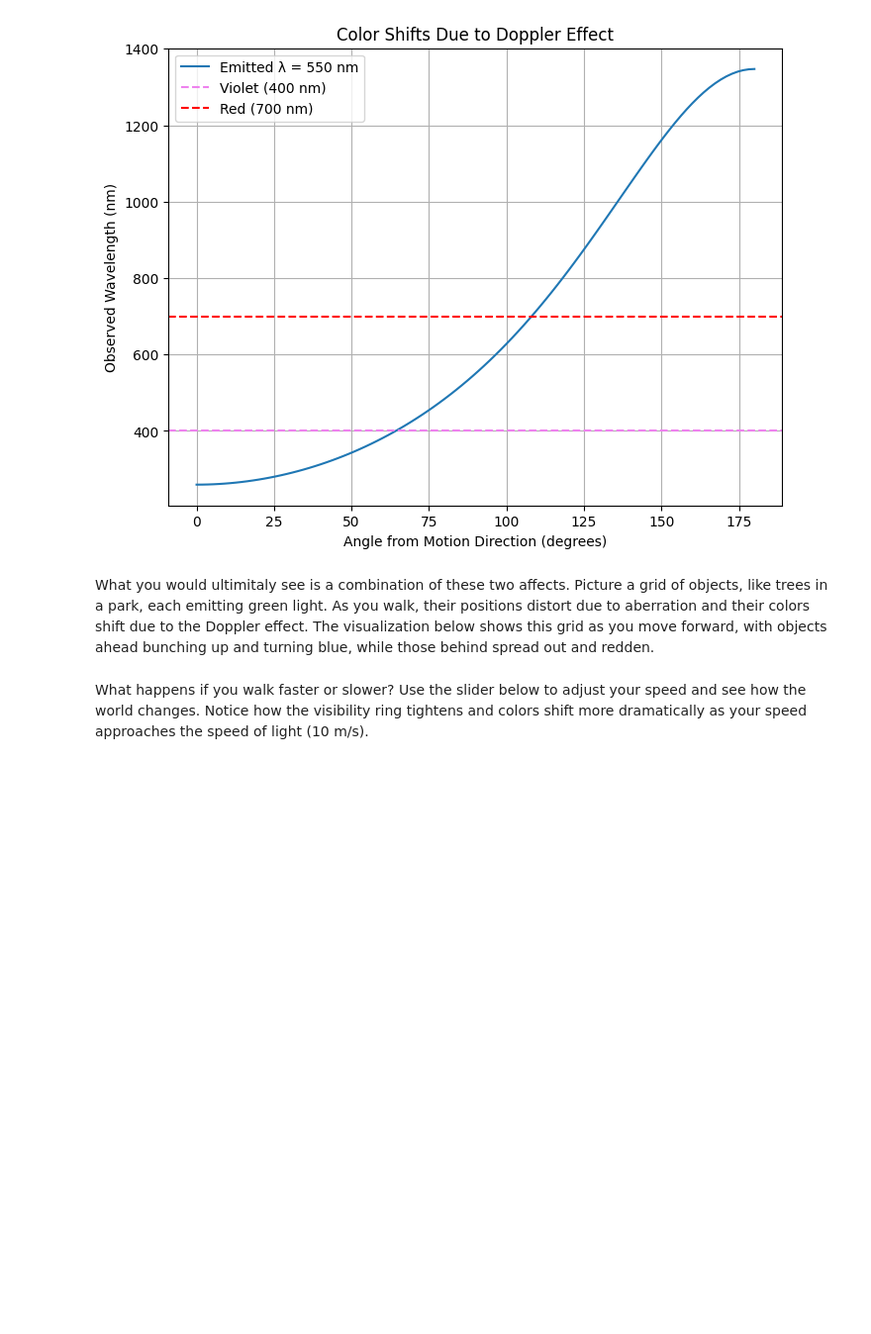
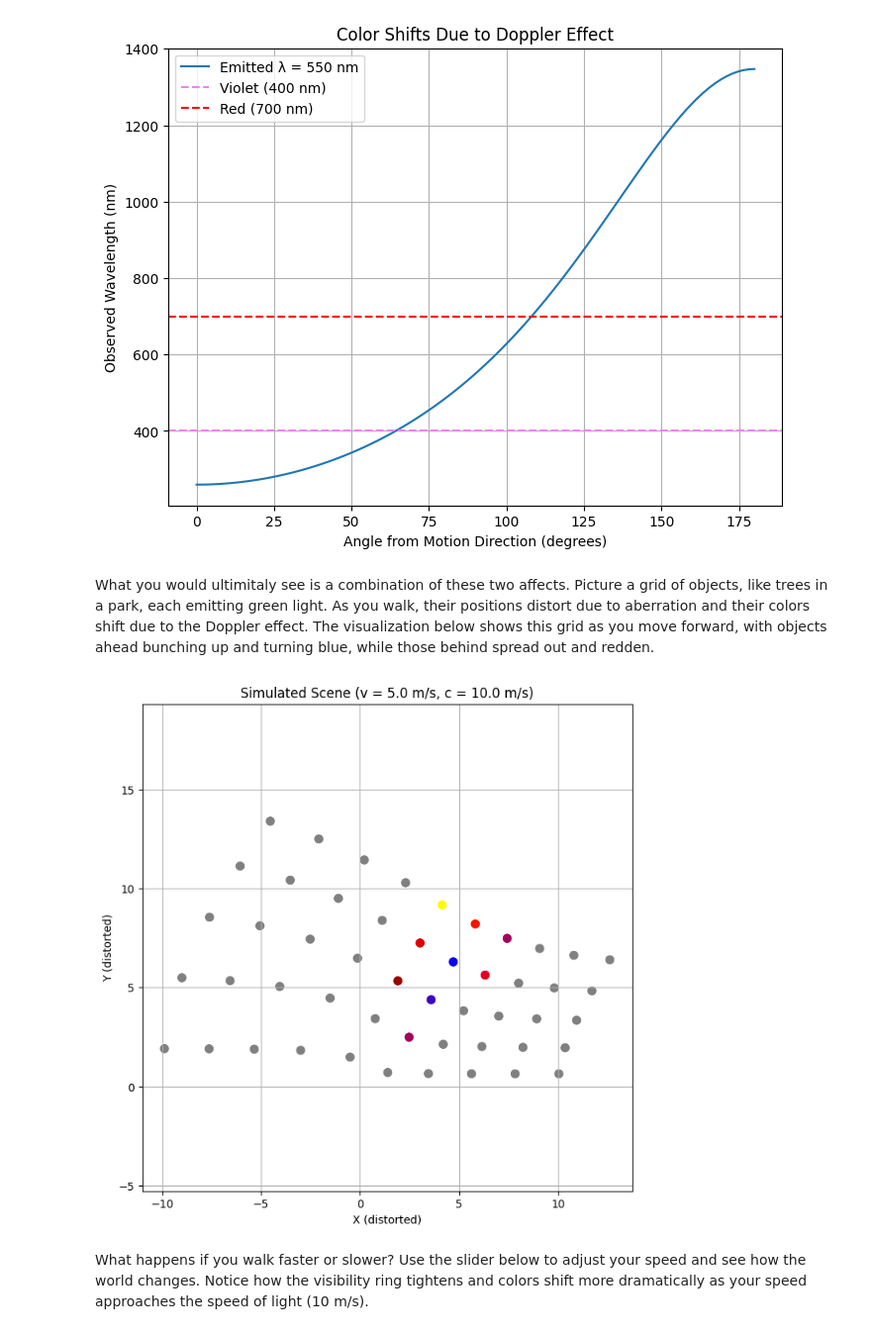
Before and after one commit to Wbosonbrendan/PHYS309, a Jupyter notebook: Physics_309_Honors.ipynb, the cells around one changed output. Shown at 99% size. Drawn from its saved outputs; the diff is of its cells as text; code cells hidden in the pictures; blank space fills up the shorter version.

```diff
--- a/Physics_309_Honors.ipynb
+++ b/Physics_309_Honors.ipynb
@@ -185,3 +99,49 @@ def render_scene_new(v_observer, c_lightspeed, scene_points, emitted_wavelengths
+# %%
+# Simplified wavelength-to-RGB function
+def wavelength_to_rgb(wavelength):
+    """Map wavelength (400-700 nm) to approximate RGB color."""
+    if wavelength < 400 or wavelength > 700:
+        return (0.5, 0.5, 0.5)  # Gray for out-of-range wavelengths
+    if wavelength < 500:
+        t = (wavelength - 400) / 100  # Violet to blue
+        return (1 - t, 0, t)
+    elif wavelength < 600:
+        t = (wavelength - 500) / 100  # Blue to green
+        return (1, t, 0)
+    else:
+        t = (700 - wavelength) / 100  # Green to red
+        return (t, 0, 0)
+
+# Define a 2D grid of points
+x = np.linspace(-10, 10, 10)
+y = np.linspace(-10, 10, 10)
+X, Y = np.meshgrid(x, y)
+points = np.vstack([X.ravel(), Y.ravel()]).T
+colors_emitted = np.full(len(points), 550)  # Green light (550 nm)
+
+def render_scene(v, c, points, colors_emitted):
+    """Render the scene with aberration and Doppler shifts."""
+    theta = np.arctan2(points[:, 1], points[:, 0])
+    r = np.sqrt(points[:, 0]**2 + points[:, 1]**2)
+    theta_prime = aberration_angle(theta, v, c)
+    x_prime = r * np.cos(theta_prime)
+    y_prime = r * np.sin(theta_prime)
+    lambda_observed = doppler_shift(colors_emitted, v, c, theta)
+    colors = [wavelength_to_rgb(l) for l in lambda_observed]
+
+    plt.figure(figsize=(8, 8))
+    plt.scatter(x_prime, y_prime, c=colors, s=50)
+    plt.title(f'Simulated Scene (v = {v} m/s, c = {c} m/s)')
+    plt.xlabel('X (distorted)')
+    plt.ylabel('Y (distorted)')
+    plt.axis('equal')
+    plt.grid(True)
+    plt.savefig('scene.png')
+    plt.show()
+
+render_scene(v, c, points, colors_emitted)
+# %% [output]
+[figure, added]
 # %% [markdown]
 What happens if you walk faster or slower? Use the slider below to adjust your speed and see how the world changes. Notice how the visibility ring tightens and colors shift more dramatically as your speed approaches the speed of light (10 m/s).
 # %%
```
Also changed, not shown: parts of 2 cells of this notebook.
